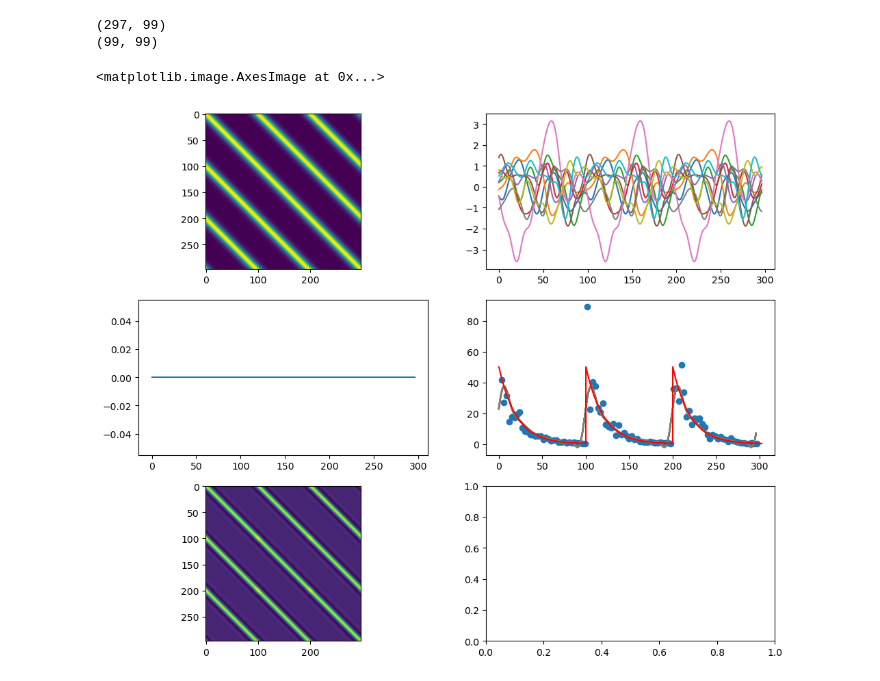
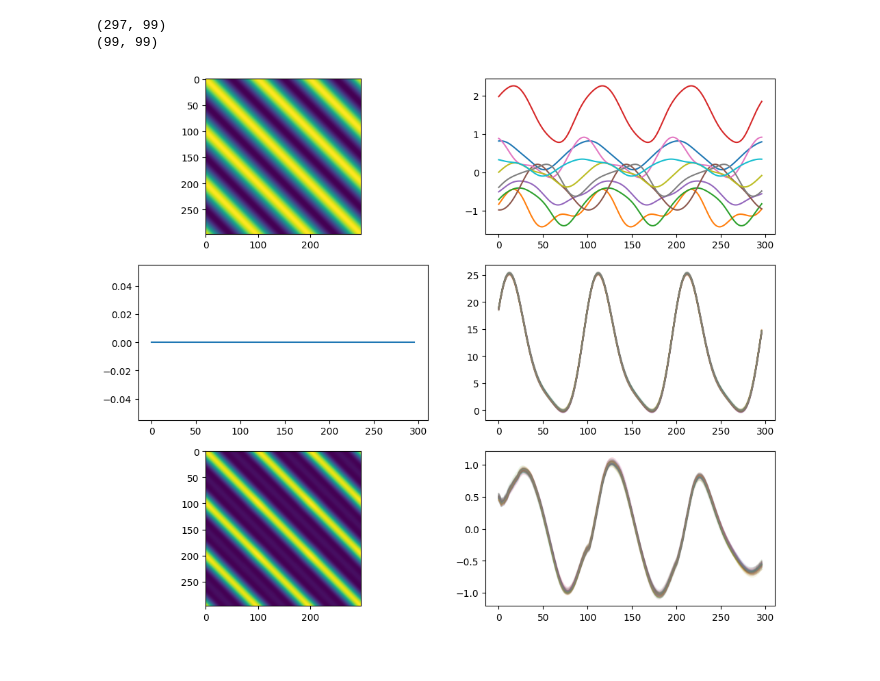
Before and after one commit to Detriatis/mlproj, a Jupyter notebook: project/gaussian.ipynb, the cells around one changed output. Cells and saved outputs as stored; diff of their text form; code cells hidden in the pictures.

```diff
--- a/project/gaussian.ipynb
+++ b/project/gaussian.ipynb
@@ -245,42 +298,51 @@ axes = axes.ravel()
 
 A = 50
 a = 0.05
 T = 100
 mean_func = mean_function(A, a, T).constant_0
 
 
-lengthscale = 15
-variance = 1
+lengthscale = 20
+variance = 0.5
 period = 100
-roughness = 0.5
+roughness = 2
 
 kern = exponential_kernel(lengthscale=lengthscale, variance=variance)
 kern = decay_kernel(variance=20, decay_rate=0.05) + periodic_kernel(roughness=roughness, period=period, variance=variance)
 kern = periodic_kernel(roughness=roughness, period=period, variance=variance)
+
+d_kern = periodic_kernel_first_derivative(roughness, period, variance)
+d2_kern = periodic_kernel_second_derivative(roughness, period, variance)
 
 K = kern(X)
 p_mu = mean_func(X)
 
 samps = np.random.multivariate_normal(p_mu.flatten(), K, 10)
 _ = axes[0].imshow(K)
 _ = axes[1].plot(X.flatten(), samps.T)
 _ = axes[2].plot(X.flatten(), p_mu)
 
 posterior = gaussian_posterior(Xobs, X, Y, noise=0.5, kernel=kern, mean_function=mean_func)
 mean, cov = posterior.return_posterior()
 
-samps = np.random.multivariate_normal(mean, cov, 100)
-_ = axes[3].plot(X.flatten(), samps.T, alpha=0.1)
-_ = axes[3].scatter(Xobs.flatten(), Y)
+posterior_derivative = gaussian_posterior(Xobs, X, Y, noise=0.5, kernel=kern, mean_function=mean_func)
+d_mean, d_cov = posterior.return_derivative_posterior(derivative_kernel_1=d_kern, derivative_kernel_2=d2_kern)
 
 
-axes[3].plot(sim.data['latent']['t'], sim.data['latent']['y'], label='Latent', color='red')
+samps = np.random.multivariate_normal(mean, cov, 100)
+d_samps = np.random.multivariate_normal(d_mean, d_cov, 100)
+
+_ = axes[3].plot(X.flatten(), samps.T, alpha=0.1)
+#_ = axes[3].scatter(Xobs.flatten(), Y)
+
+
+#axes[3].plot(sim.data['latent']['t'], sim.data['latent']['y'], label='Latent', color='red')
 axes[4].imshow(cov)
+_ = axes[5].plot(X.flatten(), d_samps.T, alpha=0.1)
 # %% [output]
 (297, 99)
 (99, 99)
-<matplotlib.image.AxesImage at 0x...>
-[figure, old version]
+[figure, new version]
 # %%
 import numpy as np
 import matplotlib.pyplot as plt
```
Also changed, not shown: parts of 7 cells of this notebook.
